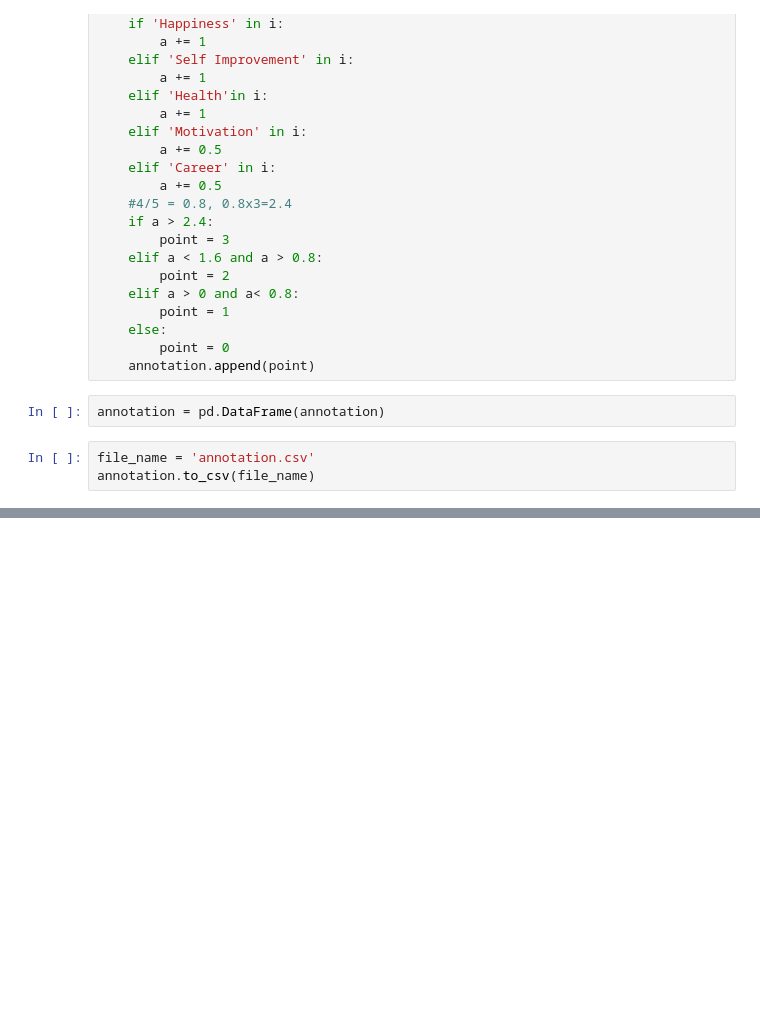
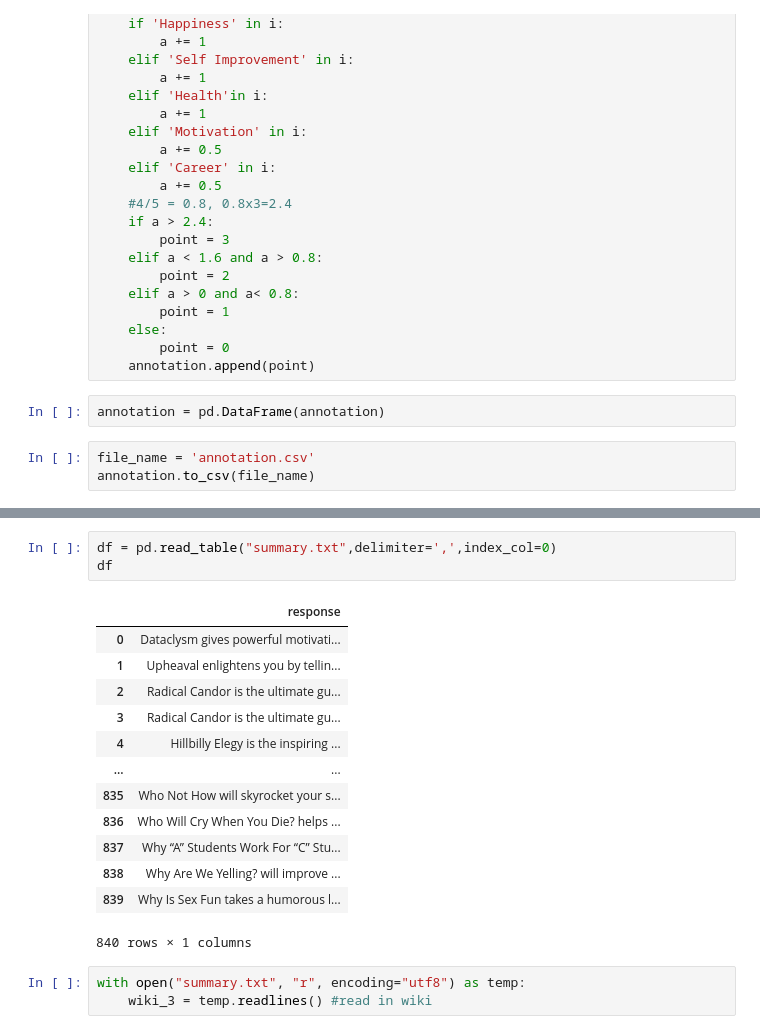
Before and after one commit to elaineye117/book_search_and_recommendation, a Jupyter notebook: 650data.ipynb, the cells around one changed output, grey strips where cells are left out. Cells and saved outputs as stored; diff of their text form; blank space fills up the shorter version.

```diff
--- a/650data.ipynb
+++ b/650data.ipynb
@@ -249,0 +267,20 @@ annotation.to_csv(file_name)
+# %%
+df = pd.read_table("summary.txt",delimiter=',',index_col=0)
+df
+# %% [output]
+|  | response |
+| 0 | Dataclysm gives powerful motivati... |
+| 1 | Upheaval enlightens you by tellin... |
+| 2 | Radical Candor is the ultimate gu... |
+| 3 | Radical Candor is the ultimate gu... |
+| 4 | Hillbilly Elegy is the inspiring ... |
+| ... | ... |
+| 835 | Who Not How will skyrocket your s... |
+| 836 | Who Will Cry When You Die? helps ... |
+| 837 | Why “A” Students Work For “C” Stu... |
+| 838 | Why Are We Yelling? will improve ... |
+| 839 | Why Is Sex Fun takes a humorous l... |
+840 rows × 1 columns
+# %%
+with open("summary.txt", "r", encoding="utf8") as temp:
+    wiki_3 = temp.readlines() #read in wiki
```
Also changed, not shown: parts of 24 cells of this notebook, 14 other files.
